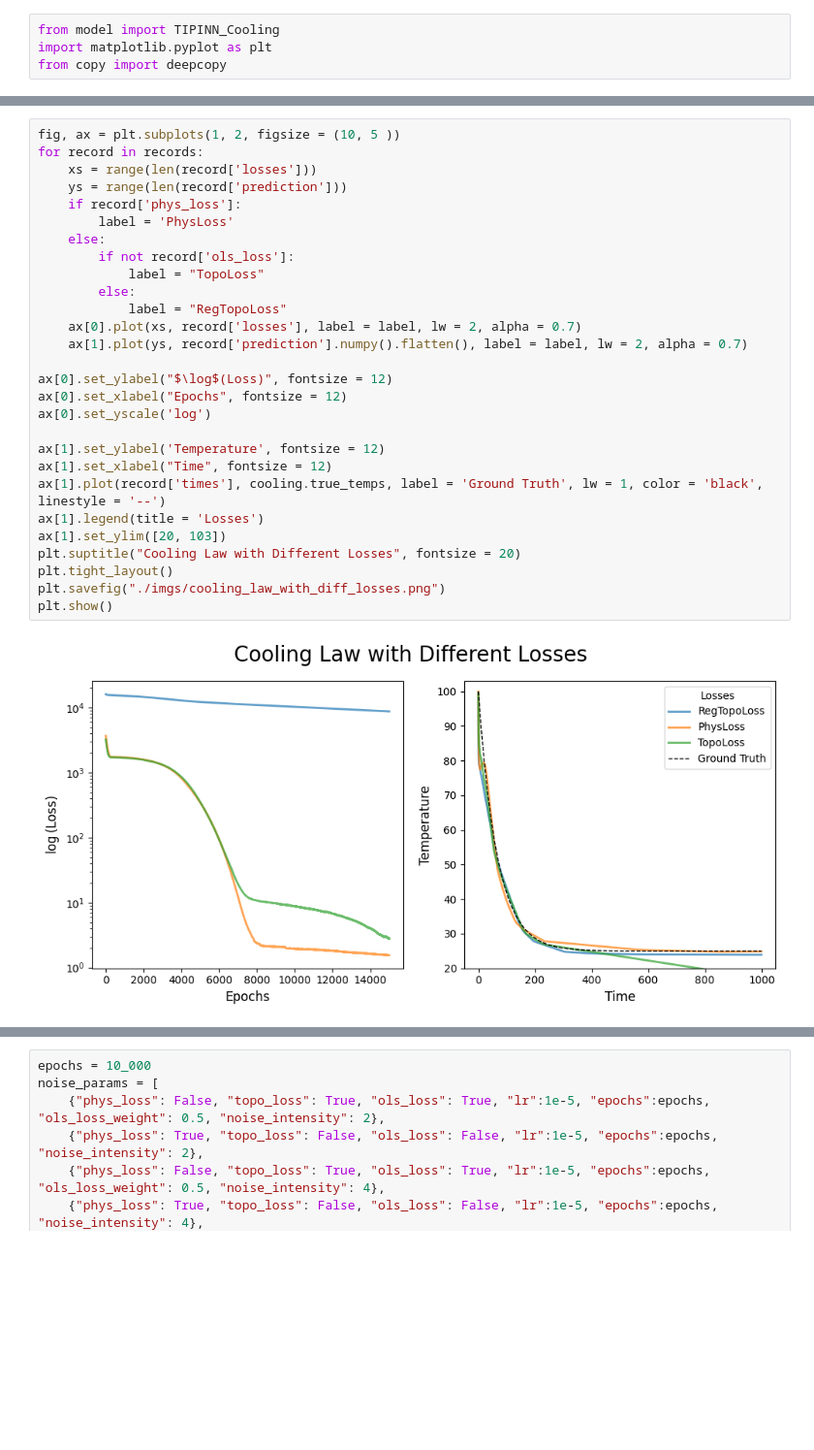
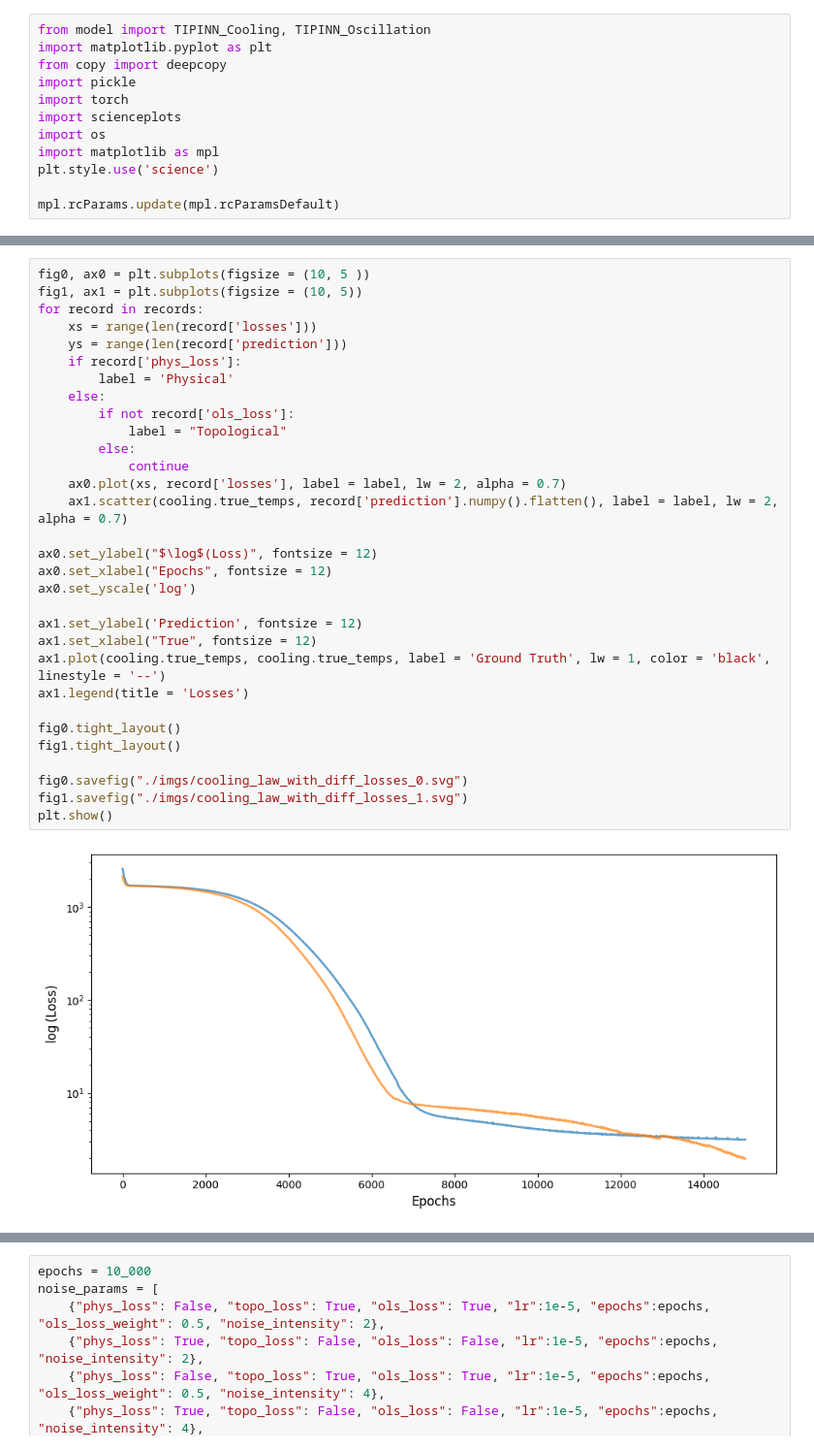
Before and after one commit to ckovacs2/TIPINN, a Jupyter notebook: prediction.ipynb, the cells around one changed output, grey strips where cells are left out. Shown: that part at 97% size. Cells and saved outputs as stored; diff of their text form; blank space fills up the shorter version.

Commit message:
added plots and saved model dict

```diff
--- a/prediction.ipynb
+++ b/prediction.ipynb
@@ -1,4 +1,12 @@
 # %%
-from model import TIPINN_Cooling
+from model import TIPINN_Cooling, TIPINN_Oscillation
 import matplotlib.pyplot as plt
 from copy import deepcopy
+import pickle
+import torch
+import scienceplots
+import os
+import matplotlib as mpl
+plt.style.use('science')
+
+mpl.rcParams.update(mpl.rcParamsDefault)
@@ -39,30 +39,33 @@ Epoch 13500/15000, loss: 4.76
 # %%
-fig, ax = plt.subplots(1, 2, figsize = (10, 5 ))
+fig0, ax0 = plt.subplots(figsize = (10, 5 ))
+fig1, ax1 = plt.subplots(figsize = (10, 5))
 for record in records:
     xs = range(len(record['losses']))
     ys = range(len(record['prediction']))
     if record['phys_loss']:
-        label = 'PhysLoss'
+        label = 'Physical'
     else:
         if not record['ols_loss']:
-            label = "TopoLoss"
+            label = "Topological"
         else:
-            label = "RegTopoLoss"
-    ax[0].plot(xs, record['losses'], label = label, lw = 2, alpha = 0.7)
-    ax[1].plot(ys, record['prediction'].numpy().flatten(), label = label, lw = 2, alpha = 0.7)
+            continue
+    ax0.plot(xs, record['losses'], label = label, lw = 2, alpha = 0.7)
+    ax1.scatter(cooling.true_temps, record['prediction'].numpy().flatten(), label = label, lw = 2, alpha = 0.7)
 
-ax[0].set_ylabel("$\log$(Loss)", fontsize = 12)
-ax[0].set_xlabel("Epochs", fontsize = 12)
-ax[0].set_yscale('log')
+ax0.set_ylabel("$\log$(Loss)", fontsize = 12)
+ax0.set_xlabel("Epochs", fontsize = 12)
+ax0.set_yscale('log')
 
-ax[1].set_ylabel('Temperature', fontsize = 12)
-ax[1].set_xlabel("Time", fontsize = 12)
-ax[1].plot(record['times'], cooling.true_temps, label = 'Ground Truth', lw = 1, color = 'black', linestyle = '--')
-ax[1].legend(title = 'Losses')
-ax[1].set_ylim([20, 103])
-plt.suptitle("Cooling Law with Different Losses", fontsize = 20)
-plt.tight_layout()
-plt.savefig("./imgs/cooling_law_with_diff_losses.png")
+ax1.set_ylabel('Prediction', fontsize = 12)
+ax1.set_xlabel("True", fontsize = 12)
+ax1.plot(cooling.true_temps, cooling.true_temps, label = 'Ground Truth', lw = 1, color = 'black', linestyle = '--')
+ax1.legend(title = 'Losses')
+
+fig0.tight_layout()
+fig1.tight_layout()
+
+fig0.savefig("./imgs/cooling_law_with_diff_losses_0.svg")
+fig1.savefig("./imgs/cooling_law_with_diff_losses_1.svg")
 plt.show()
 # %% [output]
-[figure, old version]
+[figure, new version]
```
Also changed, not shown: parts of 8 cells of this notebook, 5 other files.
